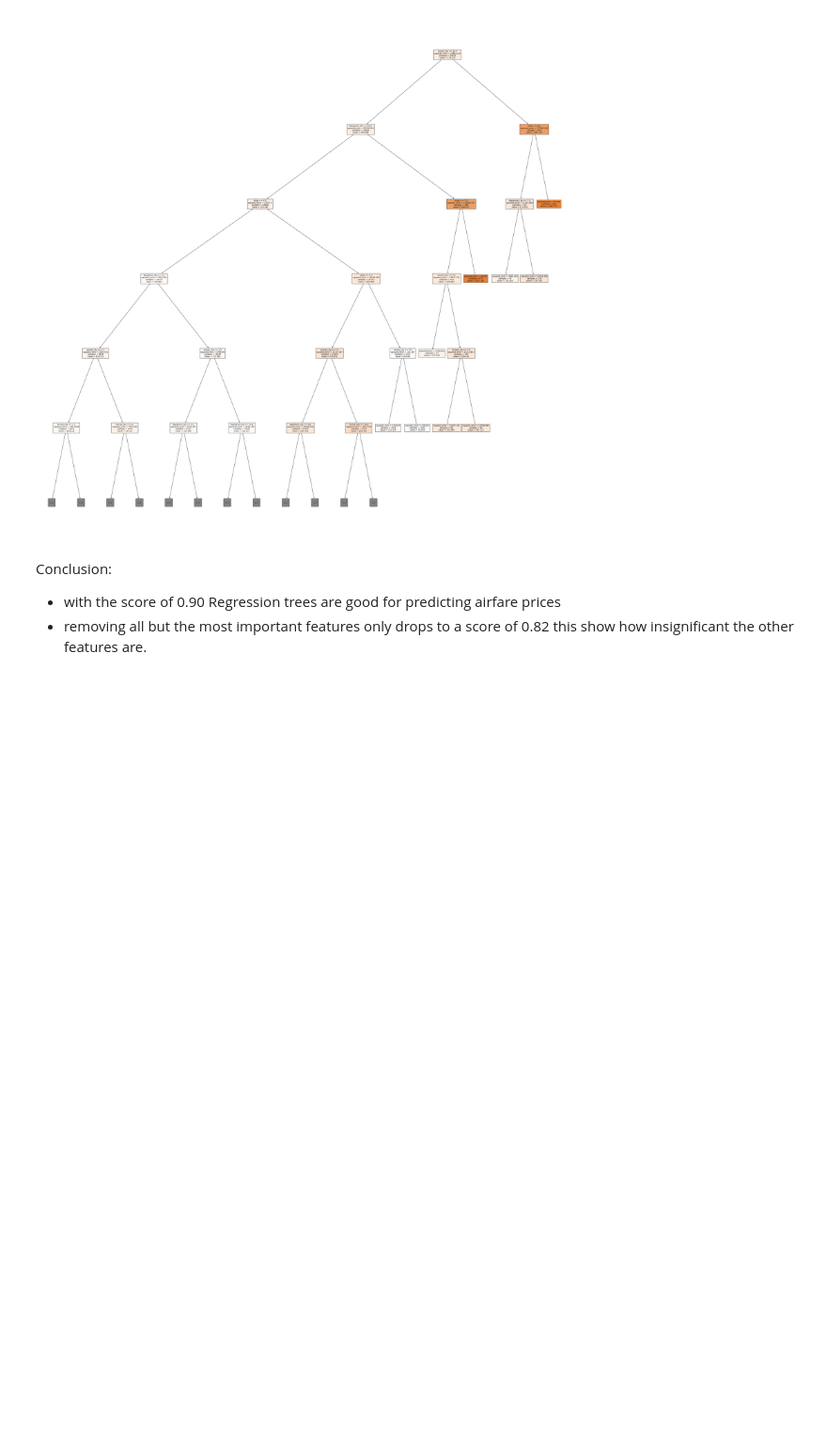
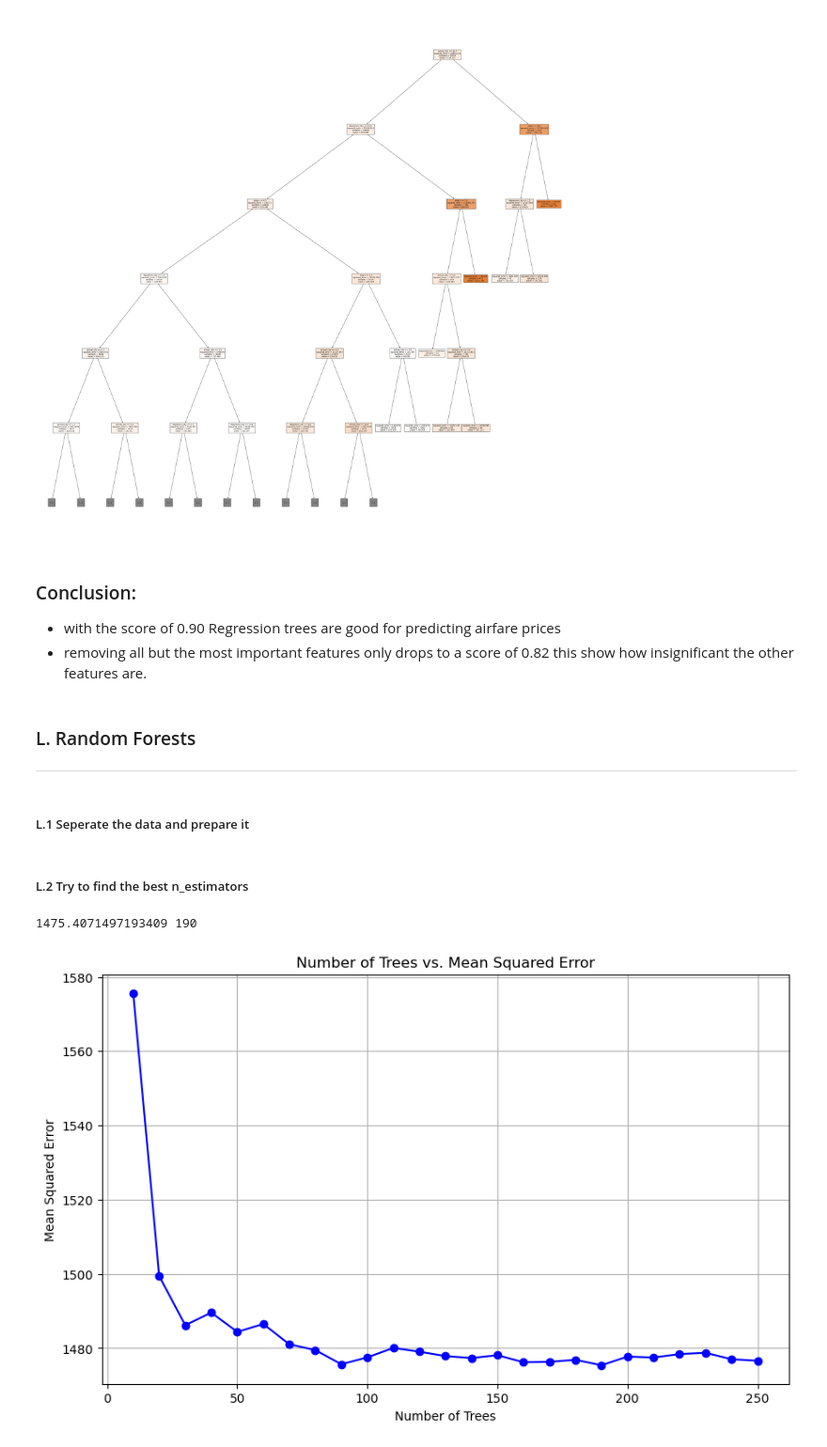
Before and after one commit to joss-thu/MLProj-GermanAirFares, a Jupyter notebook: German_Air_fares/ML_Project_AirFares.ipynb, the cells around one changed output. Shown at 94% size. Cells and saved outputs as stored; diff of their text form; code cells hidden in the pictures; blank space fills up the shorter version.

Commit message:
merge Yassine; Random Forest

```diff
--- a/German_Air_fares/ML_Project_AirFares.ipynb
+++ b/German_Air_fares/ML_Project_AirFares.ipynb
@@ -768,6 +770,56 @@ plt.show
 <function matplotlib.pyplot.show(close=None, block=None)>
 [figure]
 # %% [markdown]
-Conclusion:
+### Conclusion:
 - with the score of 0.90 Regression trees are good for predicting airfare prices
 - removing all but the most important features only drops to a score of 0.82 this show how insignificant the other features are.
+# %% [markdown]
+### L. Random Forests
+-- ----
+# %% [markdown]
+##### L.1 Seperate the data and prepare it
+# %%
+y = df['price']
+X = df.drop(['price'], axis=1)
+
+X_train, X_test, y_train, y_test = train_test_split(
+    X, y, test_size=0.2, random_state=42)
+# %% [markdown]
+##### L.2 Try to find the best n_estimators
+# %%
+def find_n_estimators(min_splits=2):
+    num_trees_list = []
+    mse_list = []
+    step = 10
+    for i in range(10, 251, step):
+        regressor = RandomForestRegressor(
+            n_estimators=i, random_state=42, n_jobs=-1, min_samples_split=min_splits)
+
+        # Train the regressor on the training data
+        regressor.fit(X_train, y_train)
+
+        # Make predictions on the testing set
+        predictions = regressor.predict(X_test)
+
+        mse = mean_squared_error(y_test, predictions)
+
+        num_trees_list.append(i)
+        mse_list.append(mse)
+
+        if step > 50: step = 25
+        if step > 200: step = 50
+
+    print(min(mse_list), num_trees_list[mse_list.index(min(mse_list))])
+    plt.figure(figsize=(10, 6))
+    plt.plot(num_trees_list, mse_list, marker='o', linestyle='-', color='b')
+    plt.title('Number of Trees vs. Mean Squared Error')
+    plt.xlabel('Number of Trees')
+    plt.ylabel('Mean Squared Error')
+    plt.grid(True)
+    plt.show()
+
+
+find_n_estimators()
+# %% [output]
+1475.4071497193409 190
+[figure, added]
```
Also changed, not shown: parts of 23 cells of this notebook.
